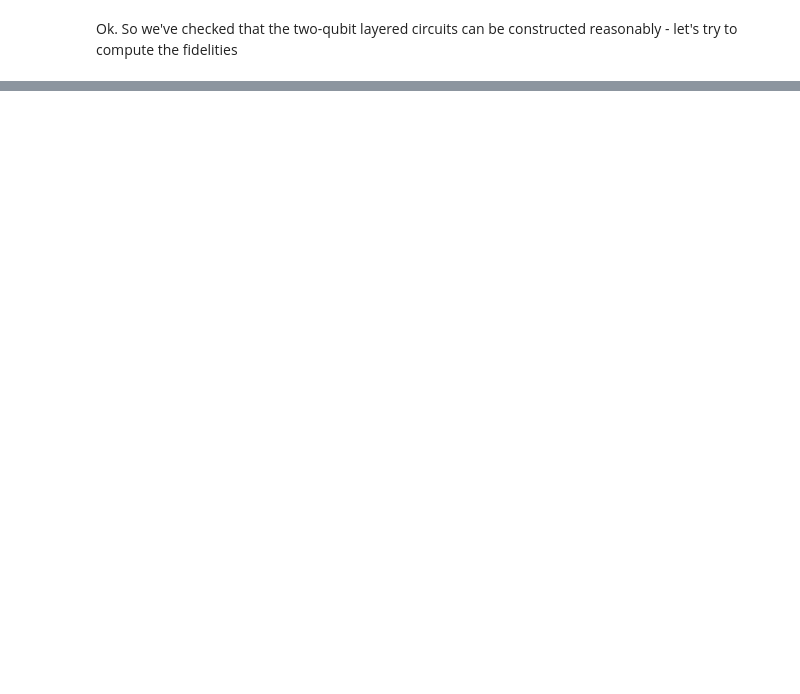
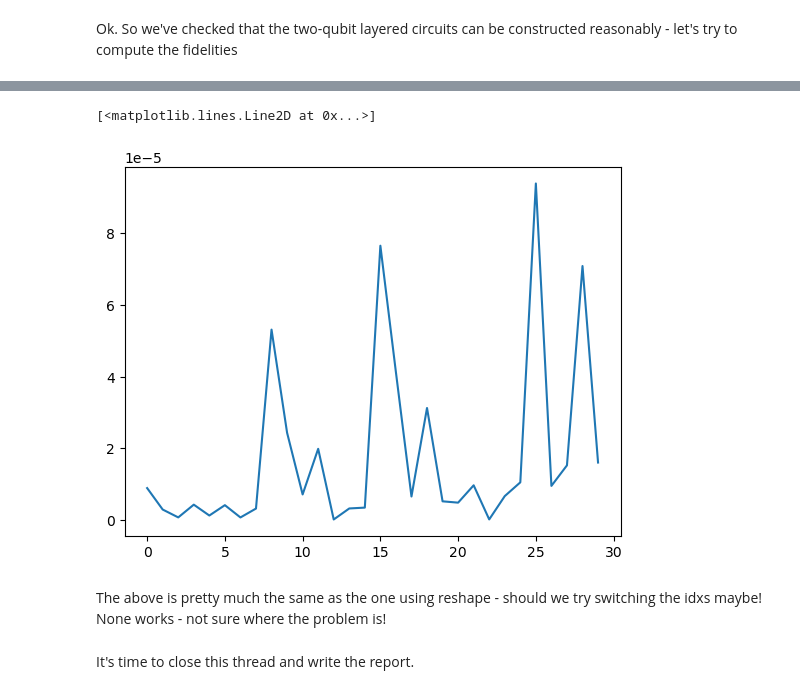
Before and after one commit to abhishekabhishek/UnsupGenModbyMPS, a Jupyter notebook: sandbox/mps-analytic-decomposition.ipynb, the cells around one changed output, grey strips where cells are left out. Drawn from its saved outputs; the diff is of its cells as text; code cells hidden in the pictures; blank space fills up the shorter version.

Commit message:
last try for analytic MPS decomposition - failed

```diff
--- a/sandbox/mps-analytic-decomposition.ipynb
+++ b/sandbox/mps-analytic-decomposition.ipynb
@@ -164,0 +226,36 @@ qml.drawer.draw_mpl(decomp_mps_circuit, style="sketch")()
+# %%
+%autoreload
+
+# create a tensornetwork MPS
+tn_mps = tn.FiniteMPS(mps.matrices, canonicalize=False)
+
+# set some loop parameters for the decomposition
+max_layers = 30
+circ_fidelities = []
+layer_list = []
+
+layer = 0
+curr_fidelity = 0.
+
+while layer < max_layers and curr_fidelity < 0.99:
+    # truncate the MPS to chi = 2 via SVD
+    tn_mps_trun = mps_helpers.truncate_mps(tn_mps, max_singular_values=2)
+
+    # convert the truncated MPS to a list of 2-qubit unitaries
+    mps_unitaries = helpers.get_mps_unitaries(mps_helpers.tn_to_mps(
+        tn_mps_trun
+    ))
+    layer_list.append(mps_unitaries)
+
+    # apply the disentangler i.e. conjugated MPS unitaries to the MPS
+    # set the maximum singular value according to the original MPS being mapped
+    mps_helpers.apply_conjugate_unitaries(mps_unitaries, tn_mps,
+                                          max_singular_value=4)
+
+    # compute the current fidelity using the layered circuit
+    # TODO let's check everything else works first - done
+    decomp_mps_circuit = mps_circuits.mps_layers_to_circuit(layer_list,
+                                                            return_state=True)
+    curr_fidelity = qml.math.fidelity(mps_circuit(), decomp_mps_circuit())
+    circ_fidelities.append(curr_fidelity)
+    layer+=1
@@ -164,0 +280,9 @@ qml.drawer.draw_mpl(decomp_mps_circuit, style="sketch")()
+# %%
+plt.plot(circ_fidelities)
+# %% [output]
+[<matplotlib.lines.Line2D at 0x...>]
+[figure, added]
+# %% [markdown]
+The above is pretty much the same as the one using reshape - should we try switching the idxs maybe! None works - not sure where the problem is!
+# %% [markdown]
+It's time to close this thread and write the report.
```
Also changed, not shown: parts of 14 cells of this notebook, 1 other file.
